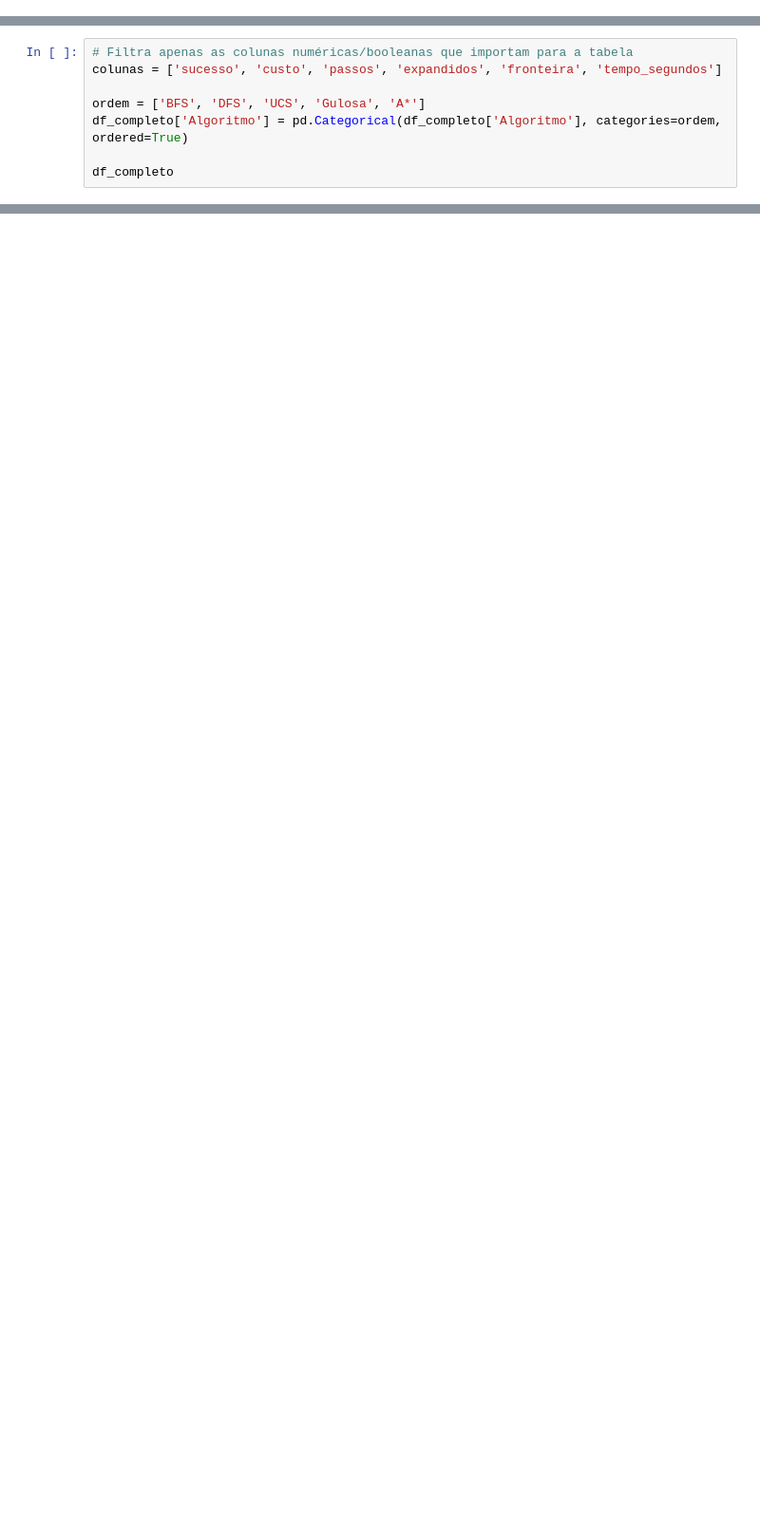
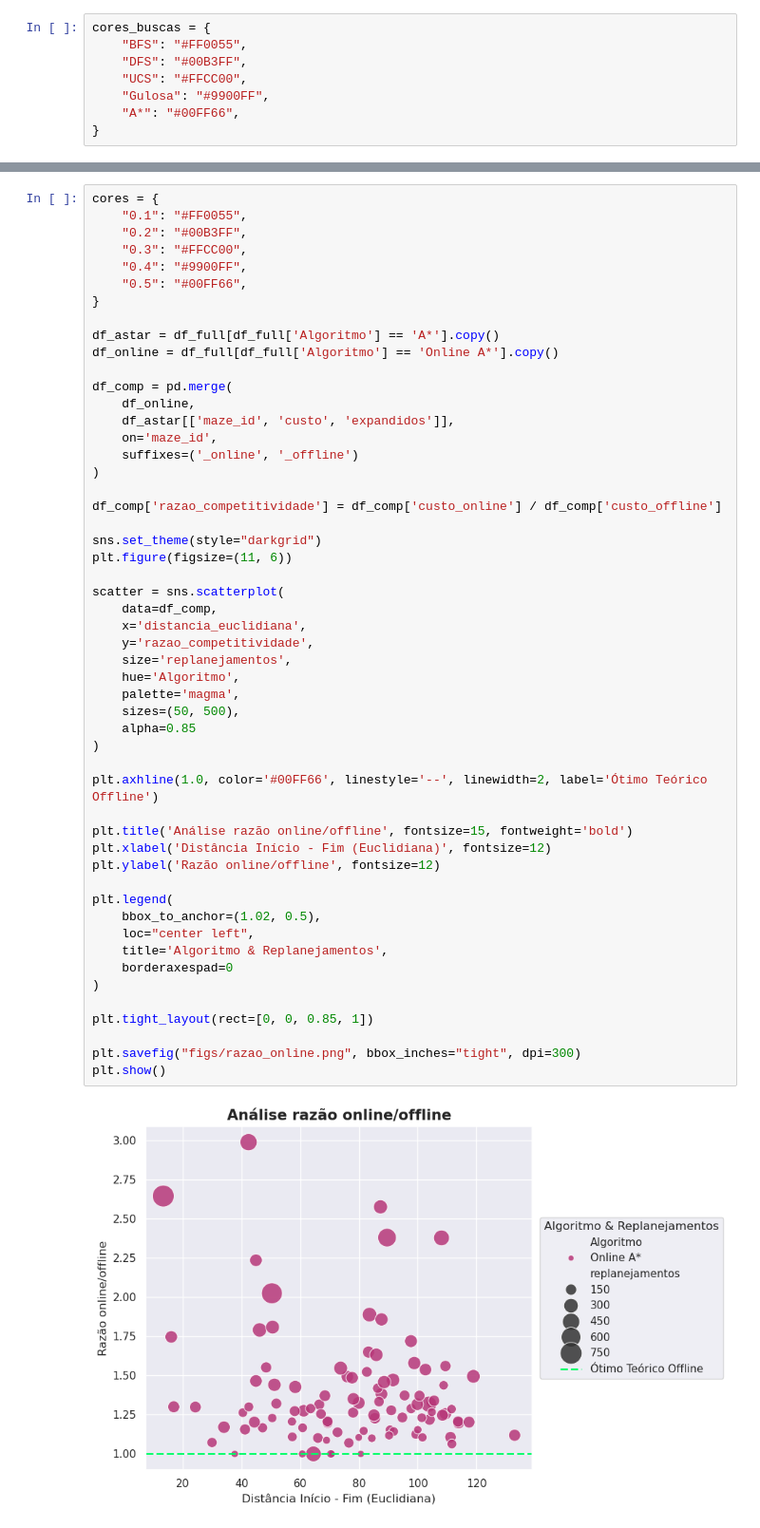
Before and after one commit to rTanure/maze-solving-ai-agent, a Jupyter notebook: notebooks/analises_classicas.ipynb, the cells around one changed output, grey strips where cells are left out. Shown at 95% size. Saved outputs shown, nothing was run; the diff lists cells and outputs as text; blank space fills up the shorter version.

Commit message:
feat: adiciona imagens, analises, e correcoes

```diff
--- a/notebooks/analises_classicas.ipynb
+++ b/notebooks/analises_classicas.ipynb
@@ -11,3 +9,11 @@ Dados carregados com sucesso! Total de linhas: 500
+# %%
+cores_buscas = {
+    "BFS": "#FF0055",
+    "DFS": "#00B3FF",
+    "UCS": "#FFCC00",
+    "Gulosa": "#9900FF",
+    "A*": "#00FF66",
+}
 # %%
 df_maze = pd.read_csv('/home/pedroalves/faculdade/8-periodo/ia/maze-solving-ai-agent/datasets/mazes.csv')
 
@@ -56,8 +63,0 @@ print("Dados carregados com sucesso! Total de linhas:", len(df_completo))
-# %%
-# Filtra apenas as colunas numéricas/booleanas que importam para a tabela
-colunas = ['sucesso', 'custo', 'passos', 'expandidos', 'fronteira', 'tempo_segundos']
-
-ordem = ['BFS', 'DFS', 'UCS', 'Gulosa', 'A*']
-df_completo['Algoritmo'] = pd.Categorical(df_completo['Algoritmo'], categories=ordem, ordered=True)
-
-df_completo
@@ -142,0 +331,54 @@ Passing `palette` without assigning `hue` is deprecated and will be removed in v
+# %%
+cores = {
+    "0.1": "#FF0055",
+    "0.2": "#00B3FF",
+    "0.3": "#FFCC00",
+    "0.4": "#9900FF",
+    "0.5": "#00FF66",
+}
+
+df_astar = df_full[df_full['Algoritmo'] == 'A*'].copy()
+df_online = df_full[df_full['Algoritmo'] == 'Online A*'].copy()
+
+df_comp = pd.merge(
+    df_online,
+    df_astar[['maze_id', 'custo', 'expandidos']],
+    on='maze_id',
+    suffixes=('_online', '_offline')
+)
+
+df_comp['razao_competitividade'] = df_comp['custo_online'] / df_comp['custo_offline']
+
+sns.set_theme(style="darkgrid")
+plt.figure(figsize=(11, 6))
+
+scatter = sns.scatterplot(
+    data=df_comp,
+    x='distancia_euclidiana',
+    y='razao_competitividade',
+    size='replanejamentos',
+    hue='Algoritmo',
+    palette='magma',
+    sizes=(50, 500),
+    alpha=0.85
+)
+
+plt.axhline(1.0, color='#00FF66', linestyle='--', linewidth=2, label='Ótimo Teórico Offline')
+
+plt.title('Análise razão online/offline', fontsize=15, fontweight='bold')
+plt.xlabel('Distância Início - Fim (Euclidiana)', fontsize=12)
+plt.ylabel('Razão online/offline', fontsize=12)
+
+plt.legend(
+    bbox_to_anchor=(1.02, 0.5),
+    loc="center left",
+    title='Algoritmo & Replanejamentos',
+    borderaxespad=0
+)
+
+plt.tight_layout(rect=[0, 0, 0.85, 1])
+
+plt.savefig("figs/razao_online.png", bbox_inches="tight", dpi=300)
+plt.show()
+# %% [output]
+[figure, added]
```
Also changed, not shown: parts of 7 cells of this notebook, 6 other files.
